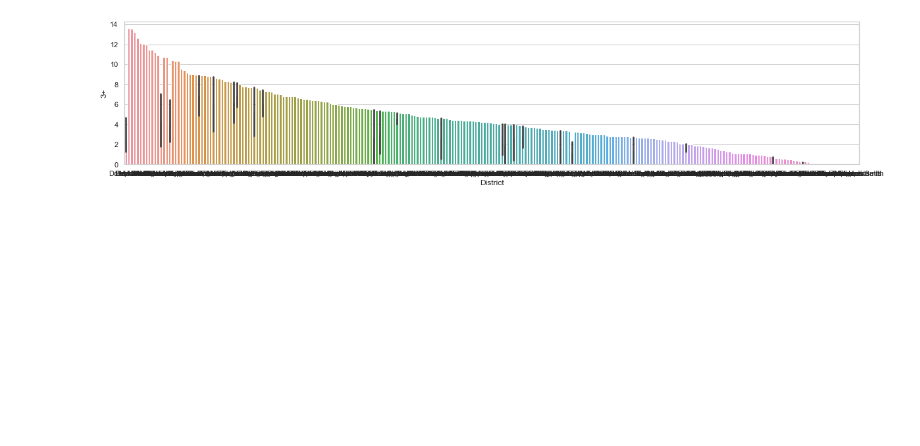
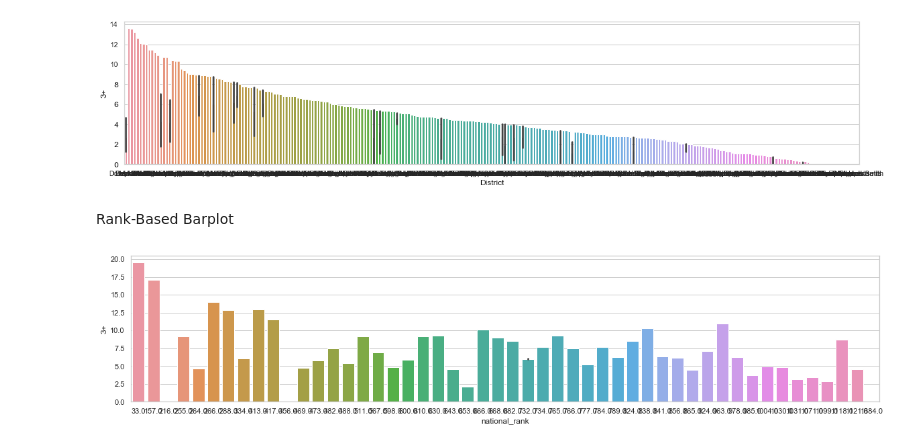
Before and after one commit to elanrosen/MA-State-AP-Data-Analysis, a Jupyter notebook: ParticipationAnalysis/2007-18analysis.ipynb, the cells around one changed output. Cells and saved outputs as stored; diff of their text form; code cells hidden in the pictures; blank space fills up the shorter version.

```diff
--- a/ParticipationAnalysis/2007-18analysis.ipynb
+++ b/ParticipationAnalysis/2007-18analysis.ipynb
@@ -122,5 +124,5 @@ plt.show()
 # %%
-charted = relatives['enrollment2017']
+charted = relatives['enrollment2016']
 chosen_column = '3+'
 index = False
 
@@ -136,3 +140,12 @@ sns.barplot(x=xcolumn, y=chosen_column, data=charted)
 plt.show()
 # %% [output]
 [figure]
+# %% [markdown]
+Rank-Based Barplot
+# %%
+sns.set(style="whitegrid")
+plt.subplots(figsize=(20,4))
+sns.barplot(x='national_rank', y=chosen_column, data=charted)
+plt.show()
+# %% [output]
+[figure, added]
```
Also changed, not shown: parts of 9 cells of this notebook.
